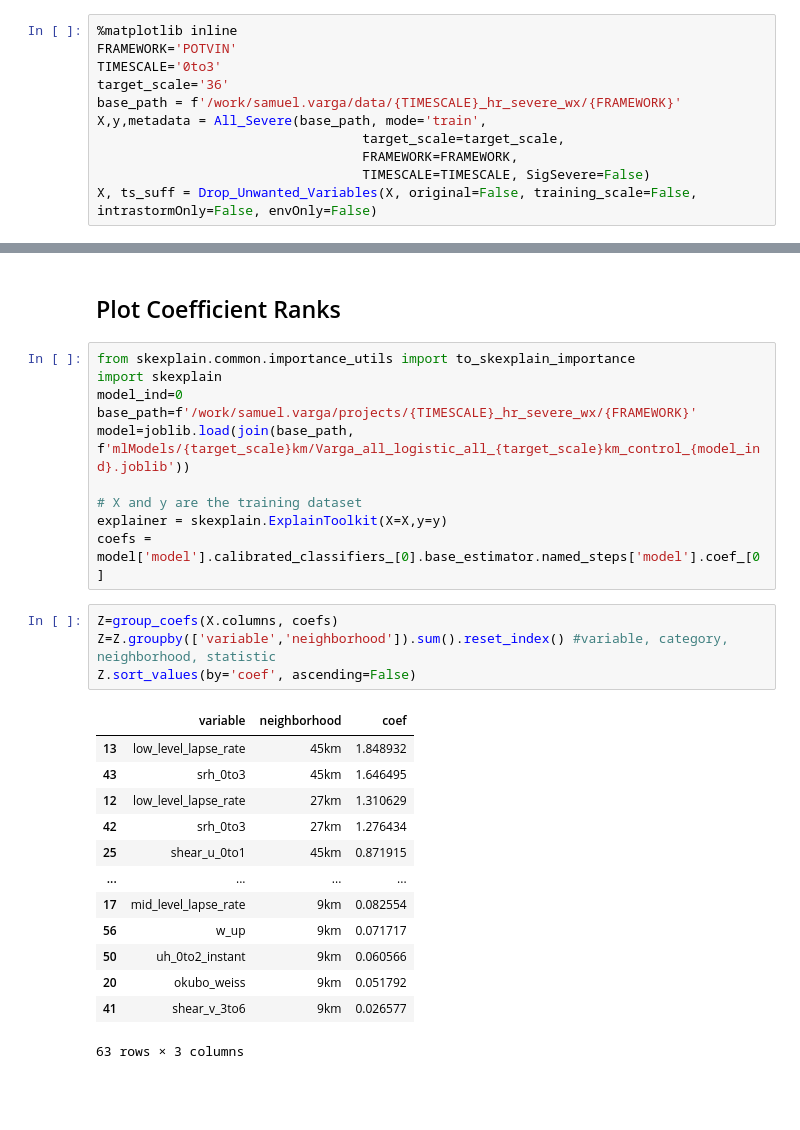
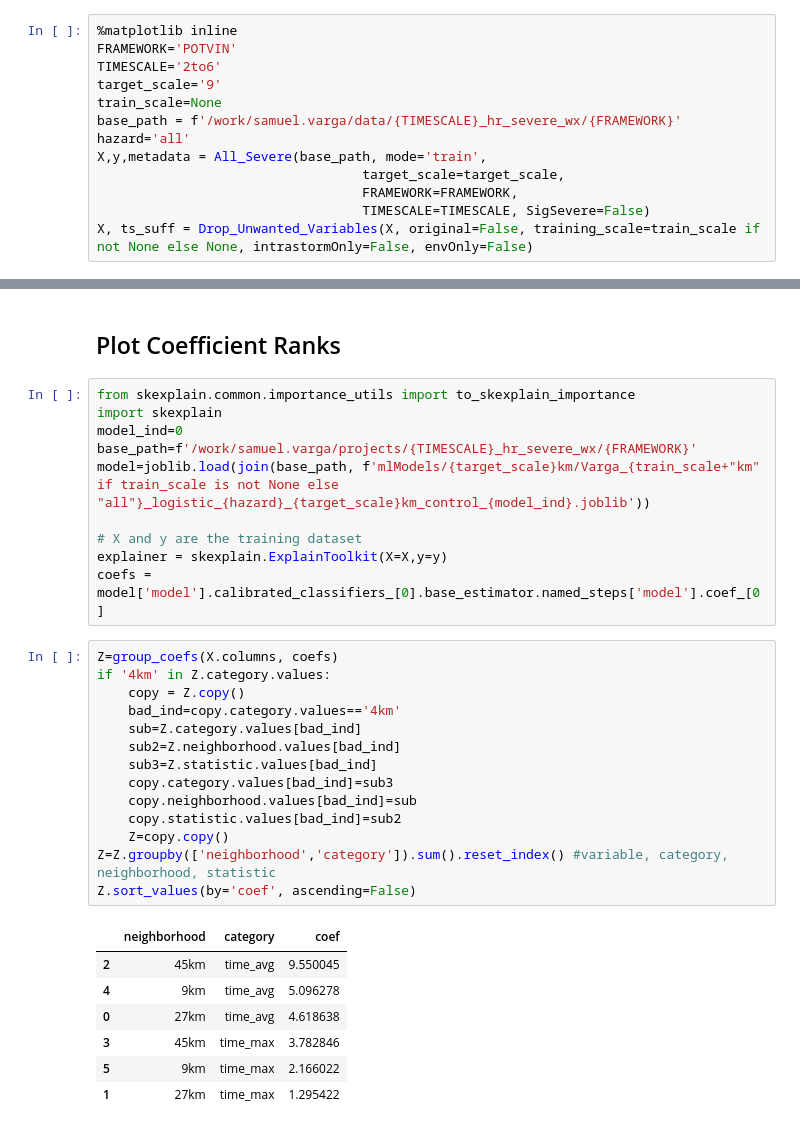
Before and after one commit to NOAA-National-Severe-Storms-Laboratory/frdd-wofs-ml-w2w, a Jupyter notebook: notebooks/Scikit-explain.ipynb, the cells around one changed output, grey strips where cells are left out. Cells and saved outputs as stored; diff of their text form; blank space fills up the shorter version.

```diff
--- a/notebooks/Scikit-explain.ipynb
+++ b/notebooks/Scikit-explain.ipynb
@@ -38,12 +38,14 @@ Intel(R) Extension for Scikit-learn* enabled (https://github.com/intel/scikit-le
 # %%
 %matplotlib inline
 FRAMEWORK='POTVIN'
-TIMESCALE='0to3'
-target_scale='36'
+TIMESCALE='2to6'
+target_scale='9'
+train_scale=None
 base_path = f'/work/samuel.varga/data/{TIMESCALE}_hr_severe_wx/{FRAMEWORK}'
+hazard='all'
 X,y,metadata = All_Severe(base_path, mode='train',
                                   target_scale=target_scale,
                                   FRAMEWORK=FRAMEWORK,
                                   TIMESCALE=TIMESCALE, SigSevere=False)
-X, ts_suff = Drop_Unwanted_Variables(X, original=False, training_scale=False, intrastormOnly=False, envOnly=False)
+X, ts_suff = Drop_Unwanted_Variables(X, original=False, training_scale=train_scale if not None else None, intrastormOnly=False, envOnly=False)
 # %% [output]
@@ -60,27 +86,31 @@ from skexplain.common.importance_utils import to_skexplain_importance
 import skexplain
 model_ind=0
 base_path=f'/work/samuel.varga/projects/{TIMESCALE}_hr_severe_wx/{FRAMEWORK}'
-model=joblib.load(join(base_path, f'mlModels/{target_scale}km/Varga_all_logistic_all_{target_scale}km_control_{model_ind}.joblib'))
+model=joblib.load(join(base_path, f'mlModels/{target_scale}km/Varga_{train_scale+"km" if train_scale is not None else "all"}_logistic_{hazard}_{target_scale}km_control_{model_ind}.joblib'))
 
 # X and y are the training dataset
 explainer = skexplain.ExplainToolkit(X=X,y=y)
 coefs = model['model'].calibrated_classifiers_[0].base_estimator.named_steps['model'].coef_[0]
 # %%
 Z=group_coefs(X.columns, coefs)
-Z=Z.groupby(['variable','neighborhood']).sum().reset_index() #variable, category, neighborhood, statistic
+if '4km' in Z.category.values:
+    copy = Z.copy()
+    bad_ind=copy.category.values=='4km'
+    sub=Z.category.values[bad_ind]
+    sub2=Z.neighborhood.values[bad_ind]
+    sub3=Z.statistic.values[bad_ind]
+    copy.category.values[bad_ind]=sub3
+    copy.neighborhood.values[bad_ind]=sub
+    copy.statistic.values[bad_ind]=sub2
+    Z=copy.copy()
+Z=Z.groupby(['neighborhood','category']).sum().reset_index() #variable, category, neighborhood, statistic
 Z.sort_values(by='coef', ascending=False)
 # %% [output]
-|  | variable | neighborhood | coef |
-| 13 | low_level_lapse_rate | 45km | 1.848932 |
-| 43 | srh_0to3 | 45km | 1.646495 |
-| 12 | low_level_lapse_rate | 27km | 1.310629 |
-| 42 | srh_0to3 | 27km | 1.276434 |
-| 25 | shear_u_0to1 | 45km | 0.871915 |
-| ... | ... | ... | ... |
-| 17 | mid_level_lapse_rate | 9km | 0.082554 |
-| 56 | w_up | 9km | 0.071717 |
-| 50 | uh_0to2_instant | 9km | 0.060566 |
-| 20 | okubo_weiss | 9km | 0.051792 |
-| 41 | shear_v_3to6 | 9km | 0.026577 |
+|  | neighborhood | category | coef |
+| 2 | 45km | time_avg | 9.550045 |
+| 4 | 9km | time_avg | 5.096278 |
+| 0 | 27km | time_avg | 4.618638 |
+| 3 | 45km | time_max | 3.782846 |
+| 5 | 9km | time_max | 2.166022 |
+| 1 | 27km | time_max | 1.295422 |
-63 rows × 3 columns
 # %%
```
Also changed, not shown: parts of 14 cells of this notebook, 9 other files.
